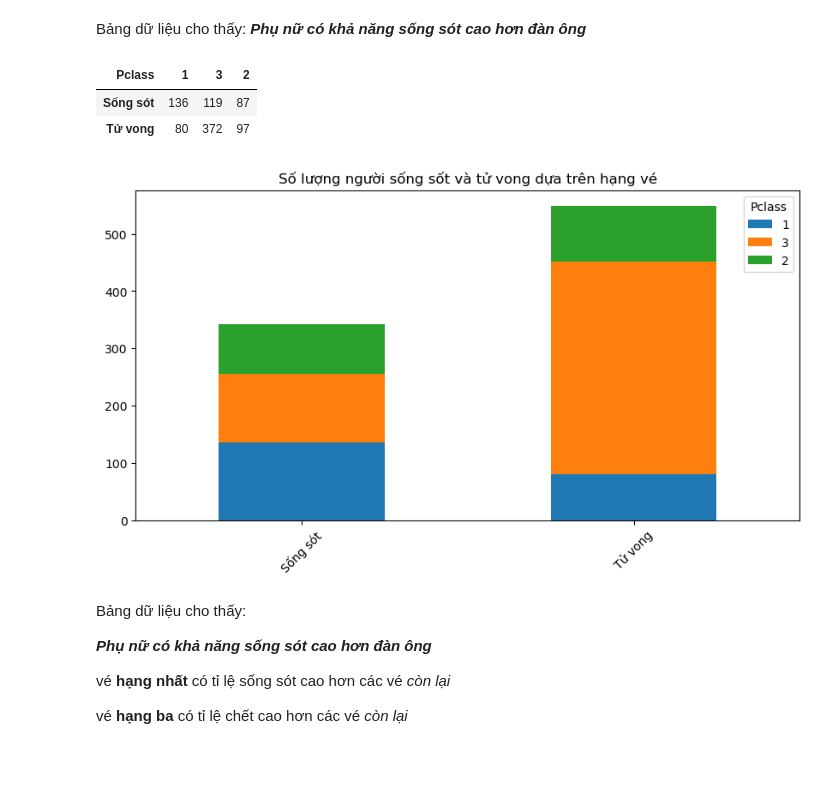
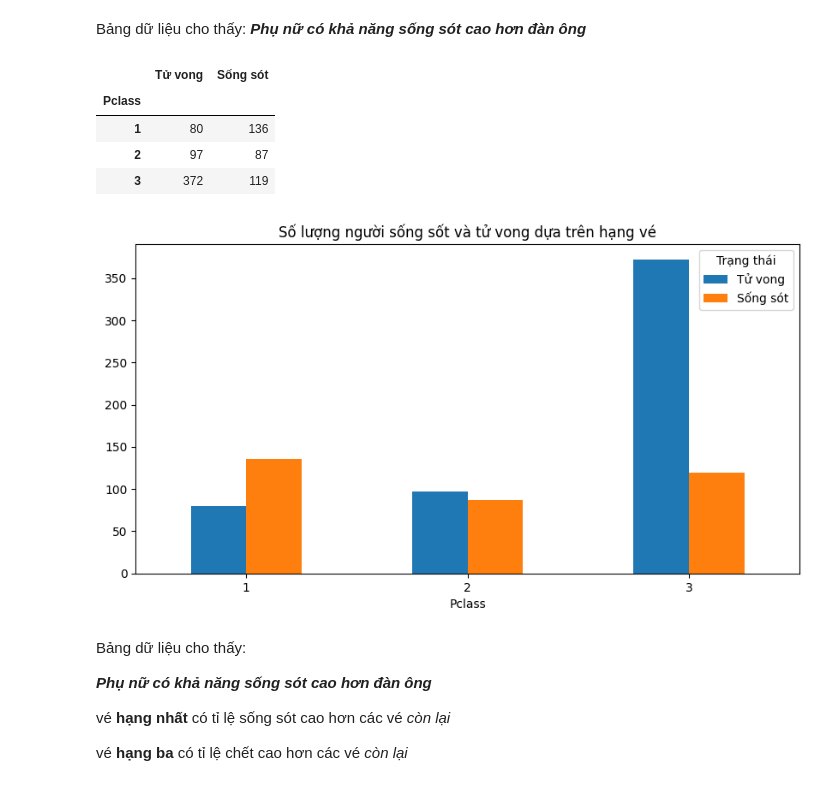
Before and after one commit to Deku6305/sgu2025-2026_ML_basic_nhom3changlinhngulam, a Jupyter notebook: challenge/TitanicCompetitionV2/eda/eda.ipynb, the cells around one changed output. Cells and saved outputs as stored; diff of their text form; code cells hidden in the pictures; blank space fills up the shorter version.

```diff
--- a/challenge/TitanicCompetitionV2/eda/eda.ipynb
+++ b/challenge/TitanicCompetitionV2/eda/eda.ipynb
@@ -193,12 +227,14 @@ bar_chart('Sex','Số lượng người sống sốt và tử vong dựa trên g
 # %% [markdown]
 Bảng dữ liệu cho thấy: ***Phụ nữ có khả năng sống sót cao hơn đàn ông***
-# %%
-bar_chart('Pclass','Số lượng người sống sốt và tử vong dựa trên hạng vé')
-# %% [output]
-| Pclass | 1 | 3 | 2 |
-| Sống sót | 136 | 119 | 87 |
-| Tử vong | 80 | 372 | 97 |
-[figure, removed]
+# %%
+grouped_bar_chart(df,'Pclass','Số lượng người sống sốt và tử vong dựa trên hạng vé')
+# %% [output]
+|  | Tử vong | Sống sót |
+| Pclass |  |  |
+| 1 | 80 | 136 |
+| 2 | 97 | 87 |
+| 3 | 372 | 119 |
+[figure, added]
 # %% [markdown]
 Bảng dữ liệu cho thấy:
 
```
Also changed, not shown: parts of 11 cells of this notebook, 8 other files.
